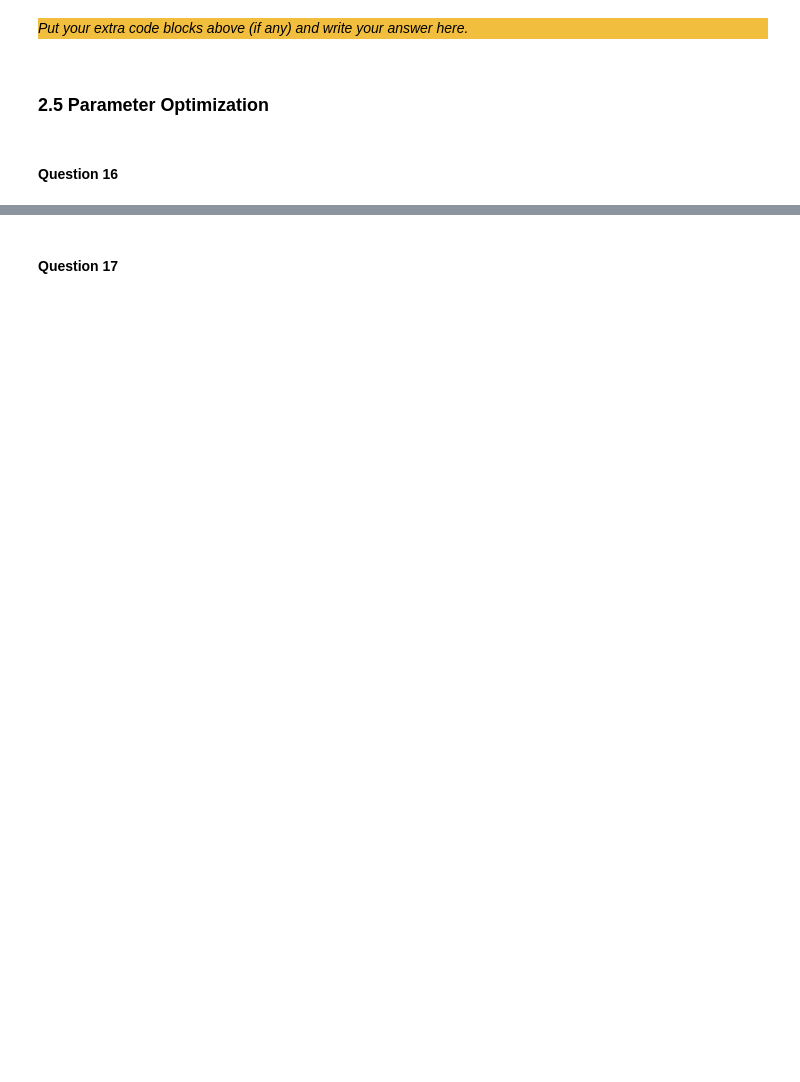
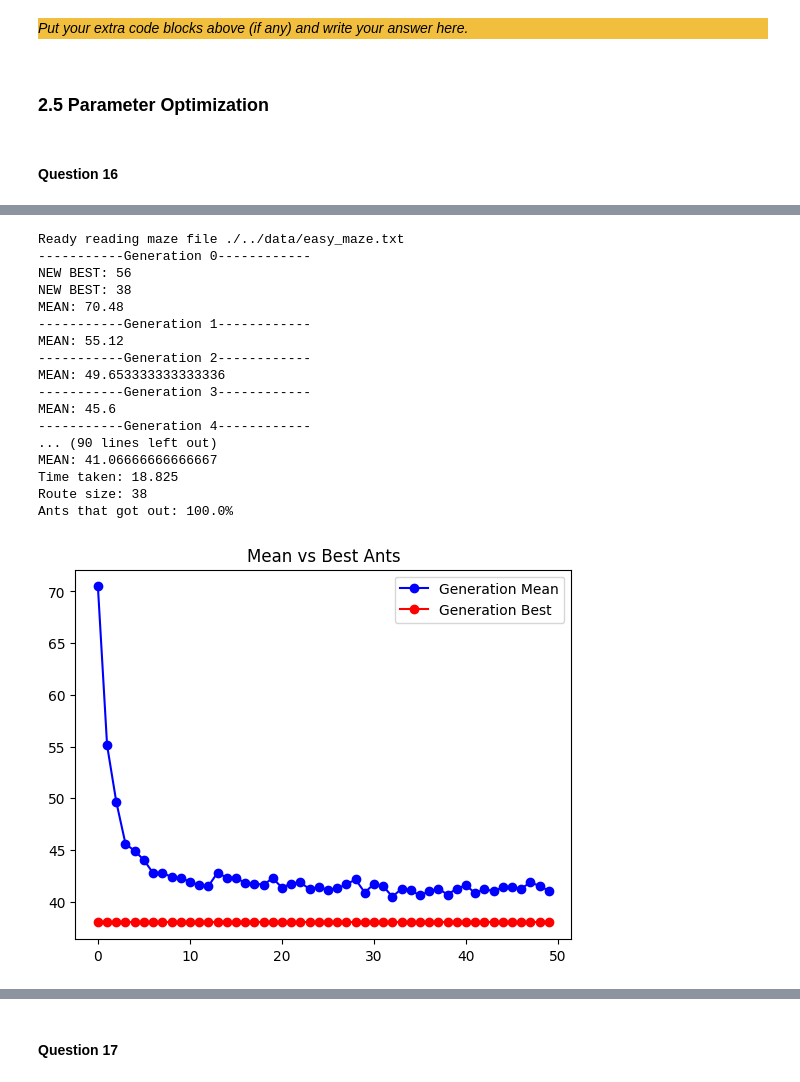
Before and after one commit to Nepthy5/Assignment_2, a Jupyter notebook: src/Main.ipynb, the cells around one changed output, grey strips where cells are left out. Drawn from its saved outputs; the diff is of its cells as text; code cells hidden in the pictures; blank space fills up the shorter version.

```diff
--- a/src/Main.ipynb
+++ b/src/Main.ipynb
@@ -766,0 +888,41 @@ _Put your extra code blocks above (if any) and write your answer here._
+# %%
+# Please keep your parameters for the ACO easily changeable here
+gen = 150 # ants per generation
+no_gen = 50 # nr of generations
+q = 1000
+evap = 0.2
+step_scale_factor = 10
+pheromone_exp = 3
+heuristic_exp = 2
+init_pheromones = 0.5
+patience = 50
+threshold = 0
+
+# Construct the optimization objects
+maze = Maze.create_maze("./../data/easy_maze.txt", init_pheromones)
+spec = PathSpecification.read_coordinates("./../data/easy_coordinates.txt")
+
+max_steps = maze.width * maze.length * step_scale_factor
+
+aco = IntelligentAntColonyOptimization(maze, gen, no_gen, q, evap, max_steps, patience, threshold)
+
+test_hyperparams(aco, "easy")
+# %% [output]
+Ready reading maze file ./../data/easy_maze.txt
+-----------Generation 0------------
+NEW BEST: 56
+NEW BEST: 38
+MEAN: 70.48
+-----------Generation 1------------
+MEAN: 55.12
+-----------Generation 2------------
+MEAN: 49.653333333333336
+-----------Generation 3------------
+MEAN: 45.6
+-----------Generation 4------------
+... (90 lines left out)
+MEAN: 41.06666666666667
+Time taken: 18.825
+Route size: 38
+Ants that got out: 100.0%
+[figure, added]
```
Also changed, not shown: parts of 33 cells of this notebook, 2 other files.
